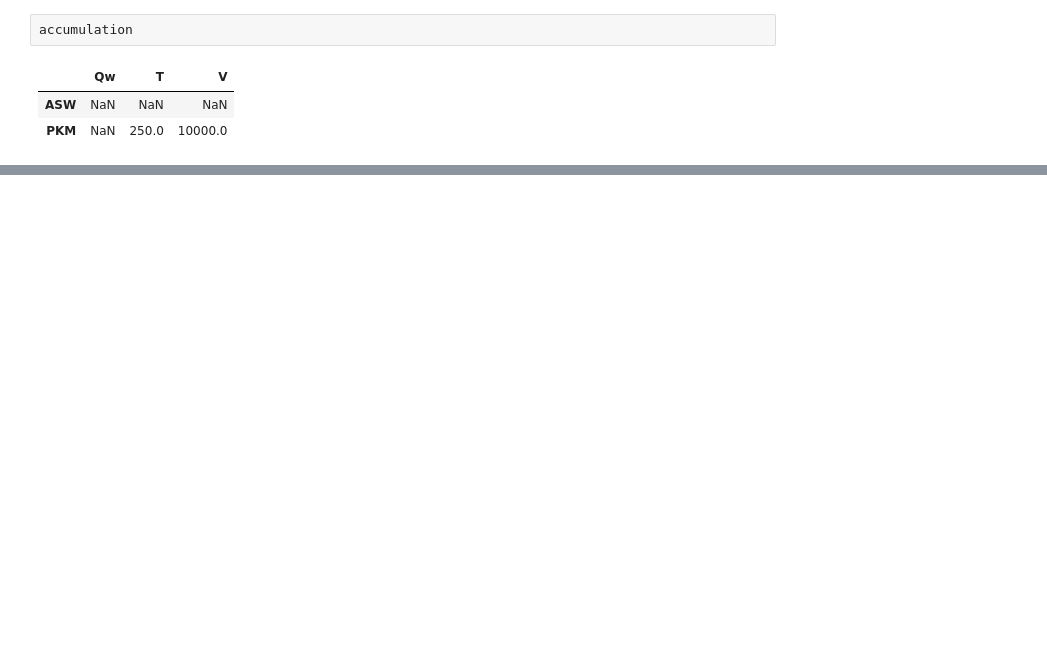
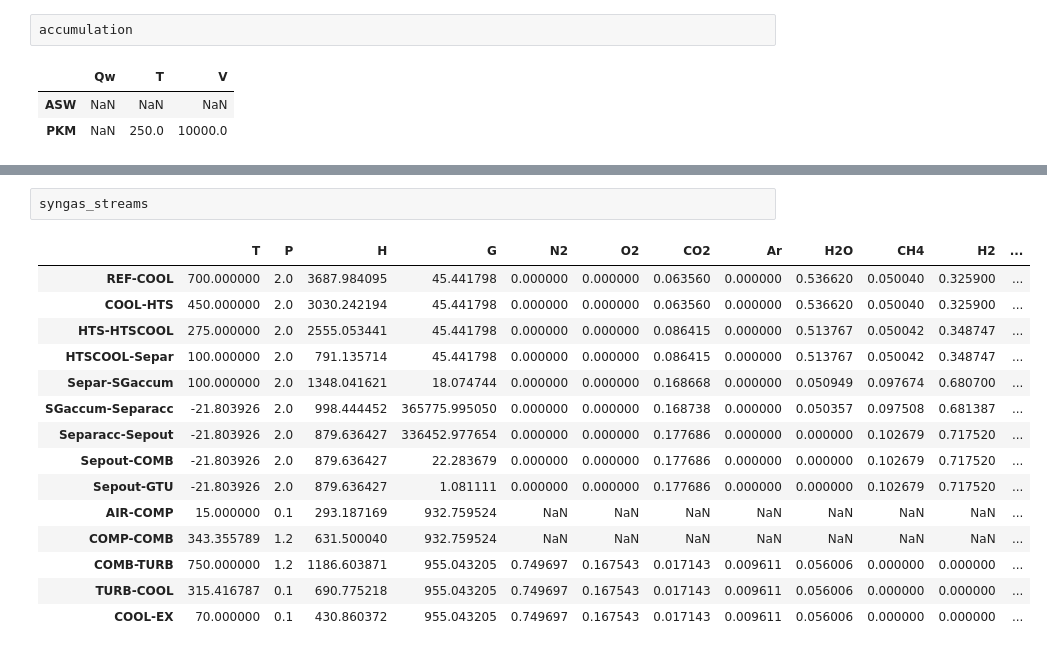
Before and after one commit to maksimovia/GZ, a Jupyter notebook: Raschet KU+TU+PKM.ipynb, the cells around one changed output, grey strips where cells are left out. Cells and saved outputs as stored; diff of their text form; blank space fills up the shorter version.

```diff
--- a/Raschet KU+TU+PKM.ipynb
+++ b/Raschet KU+TU+PKM.ipynb
@@ -372,0 +494,18 @@ accumulation
+# %%
+syngas_streams
+# %% [output]
+|  | T | P | H | G | N2 | O2 | CO2 | Ar | H2O | CH4 | H2 | ... |
+| REF-COOL | 700.000000 | 2.0 | 3687.984095 | 45.441798 | 0.000000 | 0.000000 | 0.063560 | 0.000000 | 0.536620 | 0.050040 | 0.325900 | ... |
+| COOL-HTS | 450.000000 | 2.0 | 3030.242194 | 45.441798 | 0.000000 | 0.000000 | 0.063560 | 0.000000 | 0.536620 | 0.050040 | 0.325900 | ... |
+| HTS-HTSCOOL | 275.000000 | 2.0 | 2555.053441 | 45.441798 | 0.000000 | 0.000000 | 0.086415 | 0.000000 | 0.513767 | 0.050042 | 0.348747 | ... |
+| HTSCOOL-Separ | 100.000000 | 2.0 | 791.135714 | 45.441798 | 0.000000 | 0.000000 | 0.086415 | 0.000000 | 0.513767 | 0.050042 | 0.348747 | ... |
+| Separ-SGaccum | 100.000000 | 2.0 | 1348.041621 | 18.074744 | 0.000000 | 0.000000 | 0.168668 | 0.000000 | 0.050949 | 0.097674 | 0.680700 | ... |
+| SGaccum-Separacc | -21.803926 | 2.0 | 998.444452 | 365775.995050 | 0.000000 | 0.000000 | 0.168738 | 0.000000 | 0.050357 | 0.097508 | 0.681387 | ... |
+| Separacc-Sepout | -21.803926 | 2.0 | 879.636427 | 336452.977654 | 0.000000 | 0.000000 | 0.177686 | 0.000000 | 0.000000 | 0.102679 | 0.717520 | ... |
+| Sepout-COMB | -21.803926 | 2.0 | 879.636427 | 22.283679 | 0.000000 | 0.000000 | 0.177686 | 0.000000 | 0.000000 | 0.102679 | 0.717520 | ... |
+| Sepout-GTU | -21.803926 | 2.0 | 879.636427 | 1.081111 | 0.000000 | 0.000000 | 0.177686 | 0.000000 | 0.000000 | 0.102679 | 0.717520 | ... |
+| AIR-COMP | 15.000000 | 0.1 | 293.187169 | 932.759524 | NaN | NaN | NaN | NaN | NaN | NaN | NaN | ... |
+| COMP-COMB | 343.355789 | 1.2 | 631.500040 | 932.759524 | NaN | NaN | NaN | NaN | NaN | NaN | NaN | ... |
+| COMB-TURB | 750.000000 | 1.2 | 1186.603871 | 955.043205 | 0.749697 | 0.167543 | 0.017143 | 0.009611 | 0.056006 | 0.000000 | 0.000000 | ... |
+| TURB-COOL | 315.416787 | 0.1 | 690.775218 | 955.043205 | 0.749697 | 0.167543 | 0.017143 | 0.009611 | 0.056006 | 0.000000 | 0.000000 | ... |
+| COOL-EX | 70.000000 | 0.1 | 430.860372 | 955.043205 | 0.749697 | 0.167543 | 0.017143 | 0.009611 | 0.056006 | 0.000000 | 0.000000 | ... |
```
Also changed, not shown: parts of 13 cells of this notebook, 13 other files.
